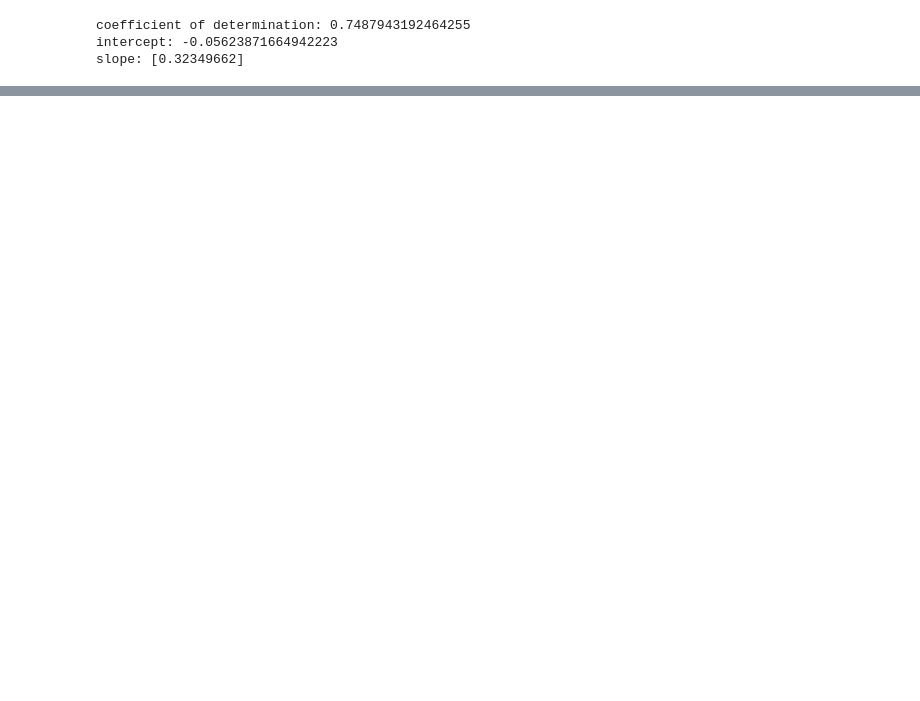
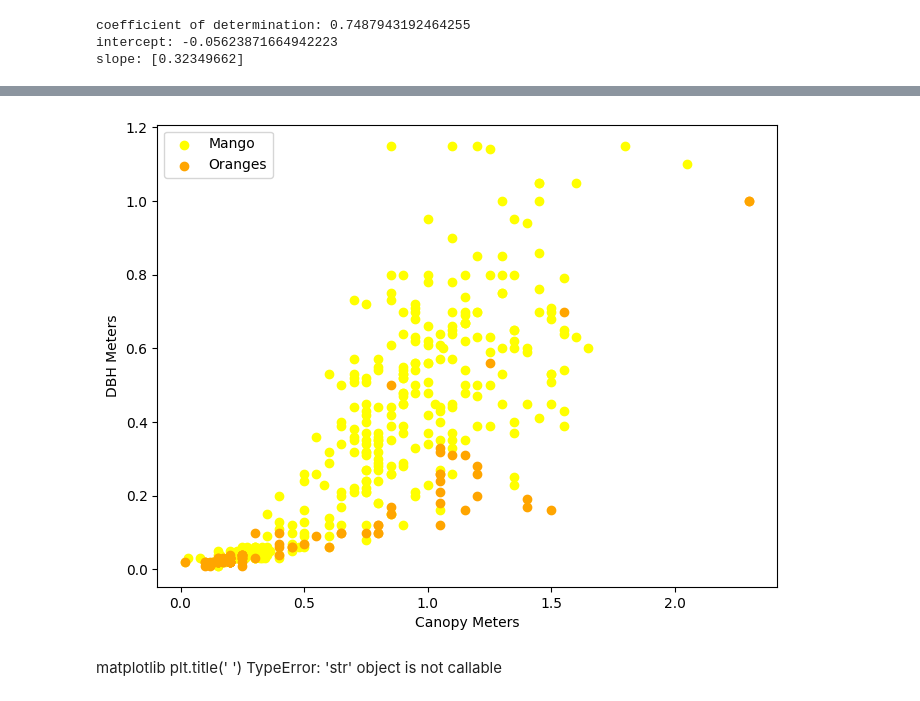
Before and after one commit to TheBull8/MachineLearning, a Jupyter notebook: Notebooks/DBH vs CanopyRadScatterPlot.ipynb, the cells around one changed output, grey strips where cells are left out. Cells and saved outputs as stored; diff of their text form; code cells hidden in the pictures; blank space fills up the shorter version.

```diff
--- a/Notebooks/DBH vs CanopyRadScatterPlot.ipynb
+++ b/Notebooks/DBH vs CanopyRadScatterPlot.ipynb
@@ -6,6 +6,12 @@ df = pd.read_csv('YellowOrangeN.csv')
 df.head()
 x = np.array(df['canopy'].to_numpy()).reshape((-1, 1))
 y = np.array(df['DBH'].to_numpy())
+# %%
+# Define a mapping dictionary
+mapping = {'Mangifera indica': 1, 'Persea americana': 2}
+
+# Create the new column by mapping the values
+df['speciesCode'] = df['species'].map(mapping)
 # %%
 model = LinearRegression().fit(x, y)
 r_sq = model.score(x, y)
@@ -28,0 +37,24 @@ plt.show()
+# %%
+import matplotlib.pyplot as plt
+
+
+# Split the data based on type
+type1_data = df[df['speciesCode'] == 1]
+type2_data = df[df['speciesCode'] == 2]
+
+# Create scatter plot
+plt.figure(figsize=(8, 6))
+plt.scatter(type1_data['canopy'], type1_data['DBH'], color='yellow', label='Mango')
+plt.scatter(type2_data['canopy'], type2_data['DBH'], color='orange', label='Oranges')
+
+# Add labels and legend
+plt.xlabel('Canopy Meters')
+plt.ylabel('DBH Meters')
+#plt.title("")
+plt.legend()
+
+plt.show()
+# %% [output]
+[figure, added]
+# %% [markdown]
+matplotlib plt.title(' ')  TypeError: 'str' object is not callable
```
Also changed, not shown: parts of 1 cell of this notebook.
